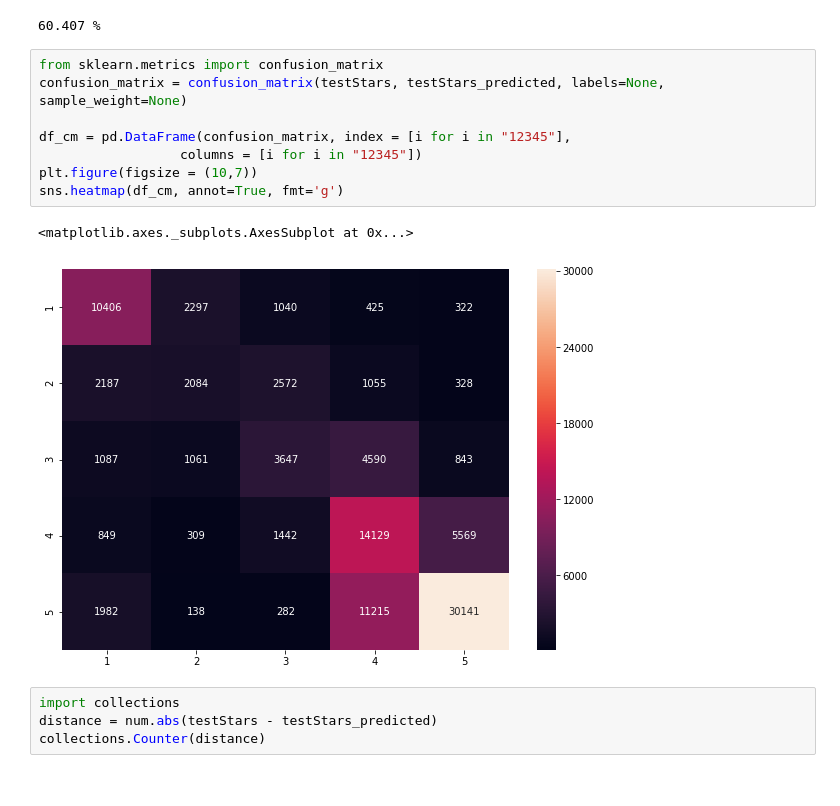
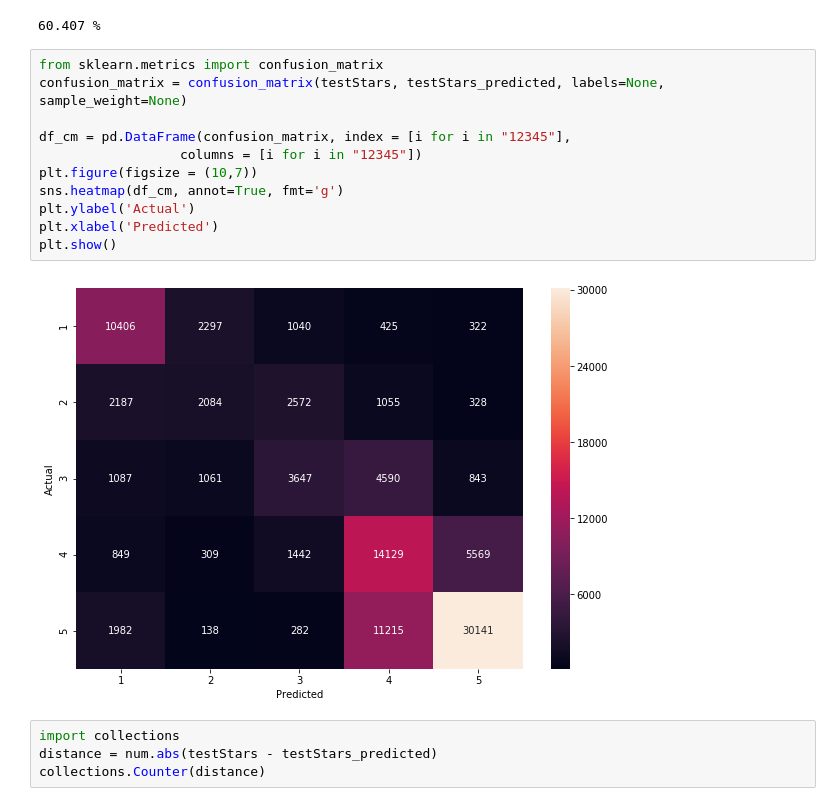
Before and after one commit to Giacky/NLPProject, a Jupyter notebook: Main.ipynb, the cells around one changed output. Saved outputs shown, nothing was run; the diff lists cells and outputs as text.

```diff
--- a/Main.ipynb
+++ b/Main.ipynb
@@ -118,14 +118,16 @@ print(classifierNB.score(testVecs, testStars)*100, "%")
 # %%
 from sklearn.metrics import confusion_matrix
 confusion_matrix = confusion_matrix(testStars, testStars_predicted, labels=None, sample_weight=None)
 
 df_cm = pd.DataFrame(confusion_matrix, index = [i for i in "12345"],
                   columns = [i for i in "12345"])
 plt.figure(figsize = (10,7))
 sns.heatmap(df_cm, annot=True, fmt='g')
+plt.ylabel('Actual')
+plt.xlabel('Predicted')
+plt.show()
 # %% [output]
-<matplotlib.axes._subplots.AxesSubplot at 0x...>
-[figure, old version]
+[figure, new version]
 # %%
 import collections
 distance = num.abs(testStars - testStars_predicted)
```
